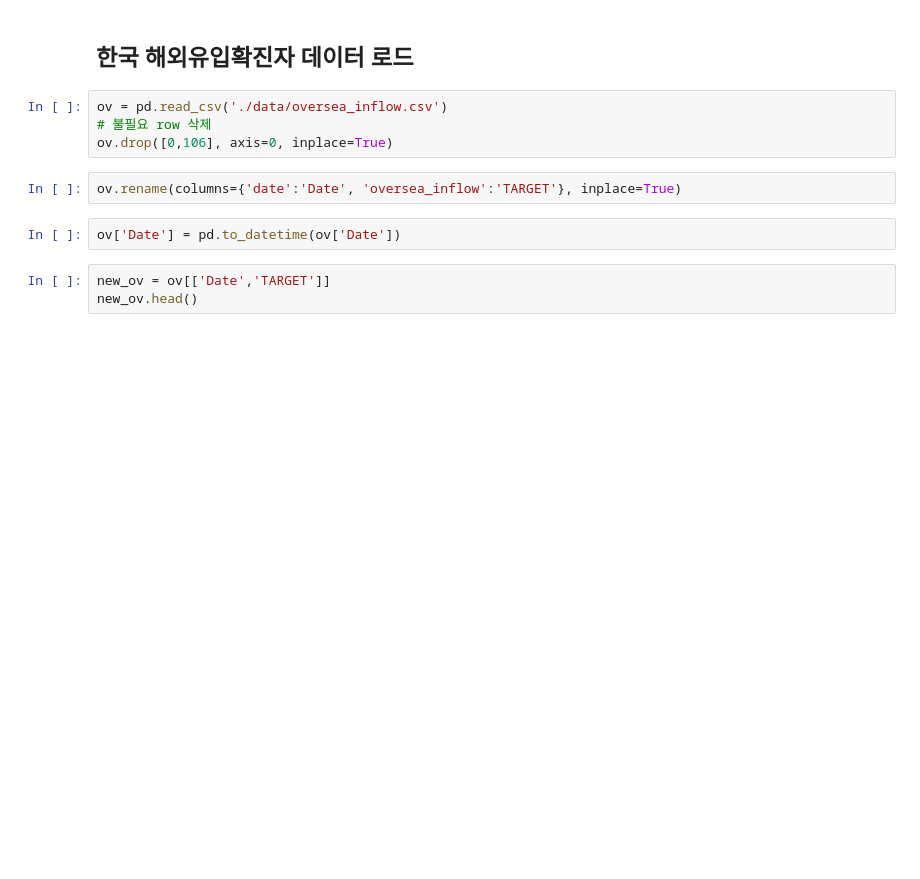
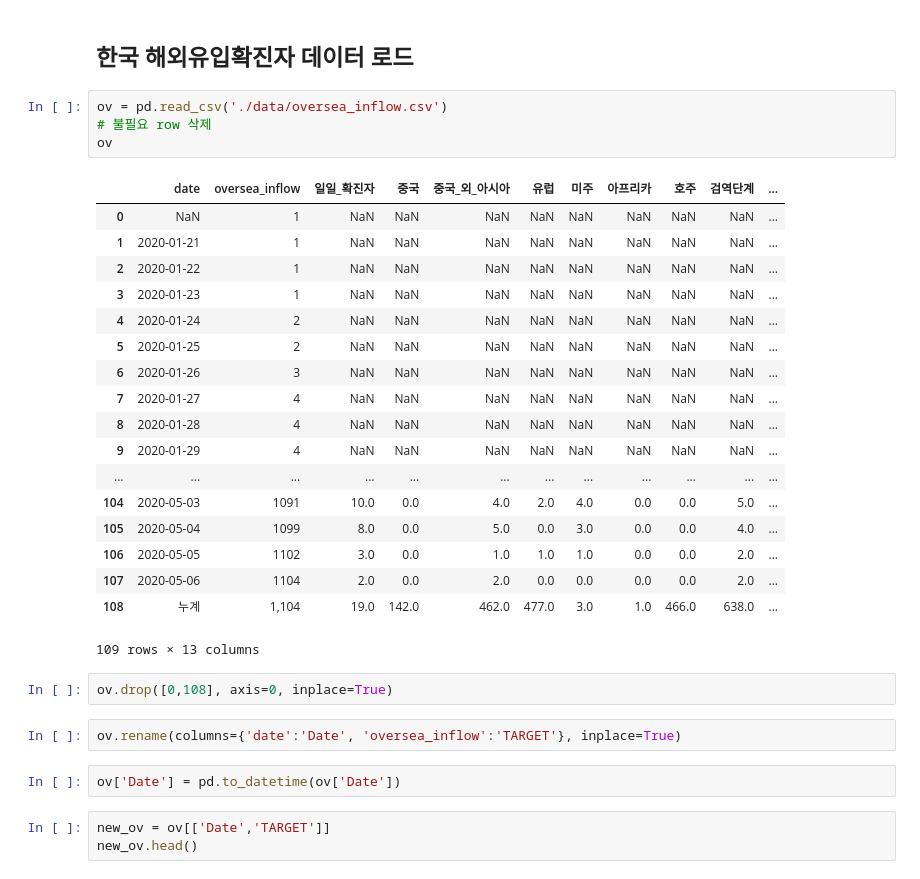
Before and after one commit to Hinterhalter/Post-COVID-19_modeling, a Jupyter notebook: Make_dataset.ipynb, the cells around one changed output. Cells and saved outputs as stored; diff of their text form; blank space fills up the shorter version.

```diff
--- a/Make_dataset.ipynb
+++ b/Make_dataset.ipynb
@@ -274,7 +154,28 @@ df.tail()
 # %%
 ov = pd.read_csv('./data/oversea_inflow.csv')
 # 불필요 row 삭제
-ov.drop([0,106], axis=0, inplace=True)
+ov
+# %% [output]
+|  | date | oversea_inflow | 일일_확진자 | 중국 | 중국_외_아시아 | 유럽 | 미주 | 아프리카 | 호주 | 검역단계 | ... |
+| 0 | NaN | 1 | NaN | NaN | NaN | NaN | NaN | NaN | NaN | NaN | ... |
+| 1 | 2020-01-21 | 1 | NaN | NaN | NaN | NaN | NaN | NaN | NaN | NaN | ... |
+| 2 | 2020-01-22 | 1 | NaN | NaN | NaN | NaN | NaN | NaN | NaN | NaN | ... |
+| 3 | 2020-01-23 | 1 | NaN | NaN | NaN | NaN | NaN | NaN | NaN | NaN | ... |
+| 4 | 2020-01-24 | 2 | NaN | NaN | NaN | NaN | NaN | NaN | NaN | NaN | ... |
+| 5 | 2020-01-25 | 2 | NaN | NaN | NaN | NaN | NaN | NaN | NaN | NaN | ... |
+| 6 | 2020-01-26 | 3 | NaN | NaN | NaN | NaN | NaN | NaN | NaN | NaN | ... |
+| 7 | 2020-01-27 | 4 | NaN | NaN | NaN | NaN | NaN | NaN | NaN | NaN | ... |
+| 8 | 2020-01-28 | 4 | NaN | NaN | NaN | NaN | NaN | NaN | NaN | NaN | ... |
+| 9 | 2020-01-29 | 4 | NaN | NaN | NaN | NaN | NaN | NaN | NaN | NaN | ... |
+| ... | ... | ... | ... | ... | ... | ... | ... | ... | ... | ... | ... |
+| 104 | 2020-05-03 | 1091 | 10.0 | 0.0 | 4.0 | 2.0 | 4.0 | 0.0 | 0.0 | 5.0 | ... |
+| 105 | 2020-05-04 | 1099 | 8.0 | 0.0 | 5.0 | 0.0 | 3.0 | 0.0 | 0.0 | 4.0 | ... |
+| 106 | 2020-05-05 | 1102 | 3.0 | 0.0 | 1.0 | 1.0 | 1.0 | 0.0 | 0.0 | 2.0 | ... |
+| 107 | 2020-05-06 | 1104 | 2.0 | 0.0 | 2.0 | 0.0 | 0.0 | 0.0 | 0.0 | 2.0 | ... |
+| 108 | 누계 | 1,104 | 19.0 | 142.0 | 462.0 | 477.0 | 3.0 | 1.0 | 466.0 | 638.0 | ... |
+109 rows × 13 columns
+# %%
+ov.drop([0,108], axis=0, inplace=True)
 # %%
 ov.rename(columns={'date':'Date', 'oversea_inflow':'TARGET'}, inplace=True)
 # %%
```
Also changed, not shown: parts of 44 cells of this notebook, 7 other files.
